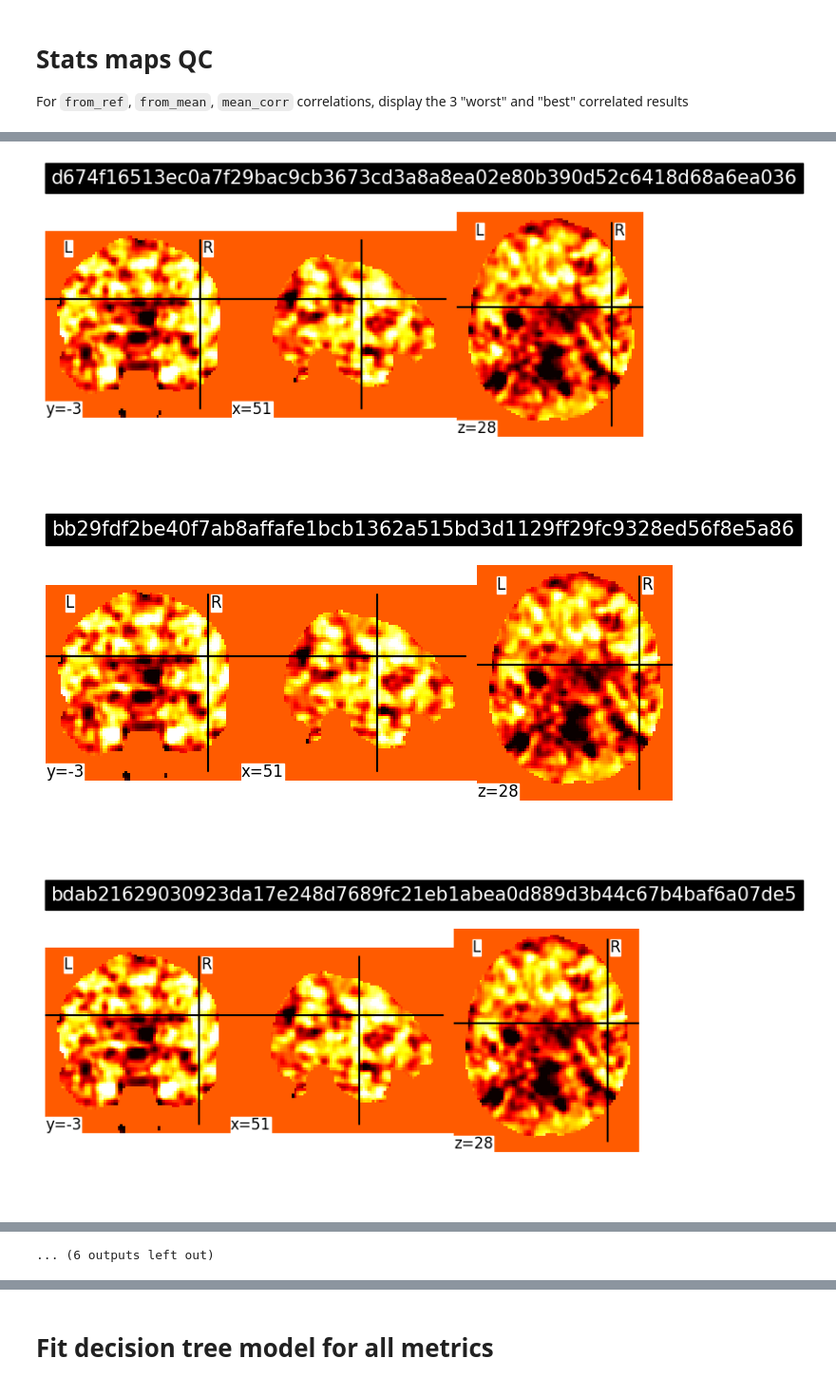
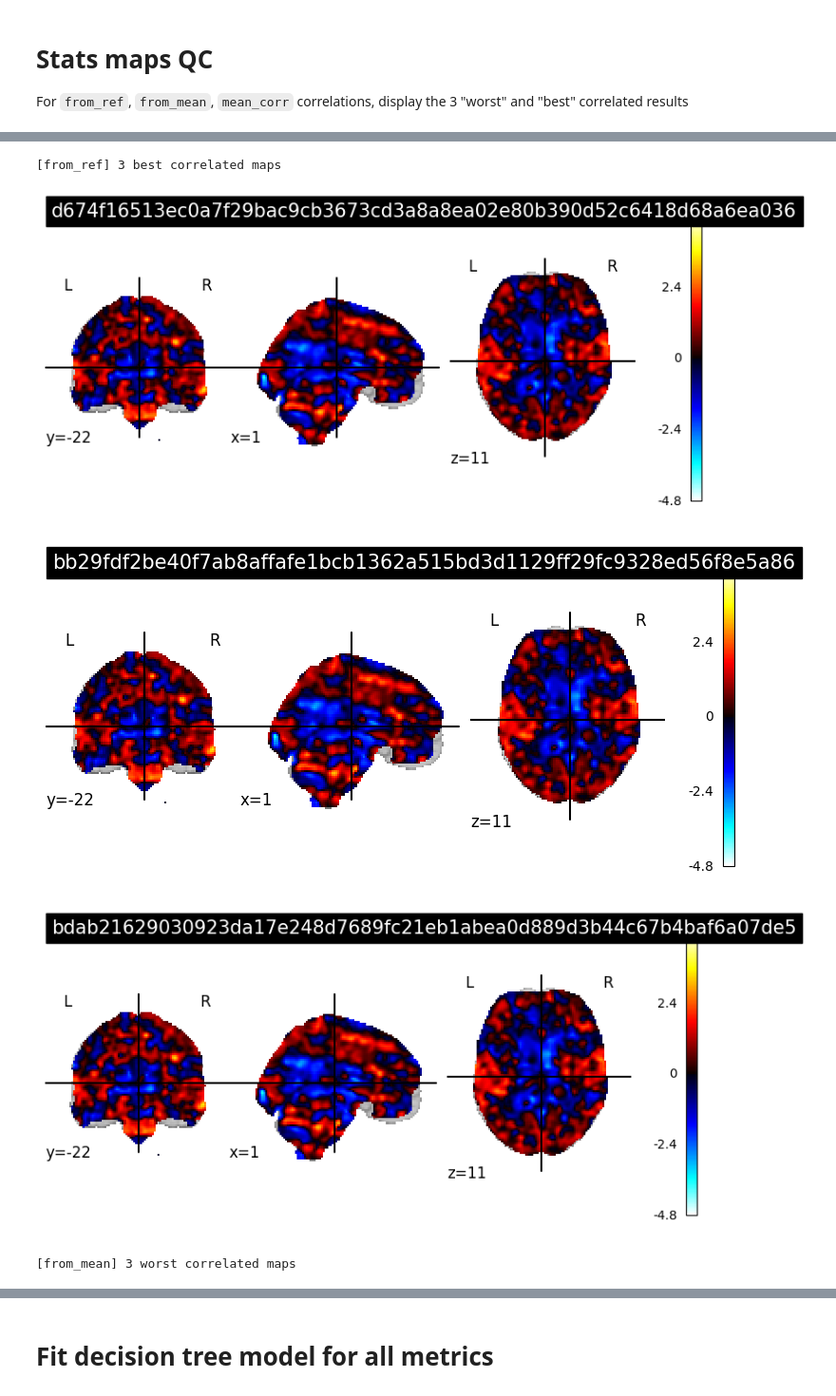
Before and after one commit to Inria-Empenn/fmri_feature_model, a Jupyter notebook: analysis/auditory/auditory_analysis.ipynb, the cells around one changed output, grey strips where cells are left out. Shown at 95% size. Saved outputs shown, nothing was run; the diff lists cells and outputs as text; code cells hidden in the pictures.

```diff
--- a/analysis/auditory/auditory_analysis.ipynb
+++ b/analysis/auditory/auditory_analysis.ipynb
@@ -140,9 +141,14 @@ plt.show()
 For `from_ref`, `from_mean`, `mean_corr` correlations, display the 3 "worst" and "best" correlated results
 # %%
 for ref in ['from_ref', 'from_mean', 'mean_corr']:
-    corr_ids = pd.concat([dataset.nsmallest(3, ref)['id'], dataset.nlargest(3, ref)['id']])
-    for conf_id in corr_ids:
+    print(f"[{ref}] 3 worst correlated maps")
+    for conf_id in dataset.nsmallest(3, ref)['id']:
         img = nimg.load_img(os.path.join(basedir, conf_id, '_subject_id_01', 'result.nii'))
-        plotting.plot_img(img, title=conf_id, vmin=-2, vmax=2, cmap='hot')
-plt.show()
+        plotting.plot_stat_map(img, title=conf_id)
+    plt.show()
+    print(f"[{ref}] 3 best correlated maps")
+    for conf_id in dataset.nlargest(3, ref)['id']:
+        img = nimg.load_img(os.path.join(basedir, conf_id, '_subject_id_01', 'result.nii'))
+        plotting.plot_stat_map(img, title=conf_id)
+    plt.show()
 # %% [output]
@@ -152,3 +159,5 @@ plt.show()
+[from_ref] 3 best correlated maps
-[figure, old version]
+[figure, new version]
-[figure, old version]
+[figure, new version]
-[figure, old version]
+[figure, new version]
+[from_mean] 3 worst correlated maps
@@ -161 +166,0 @@ plt.show()
-... (6 outputs left out)
```
Also changed, not shown: parts of 8 cells of this notebook.
